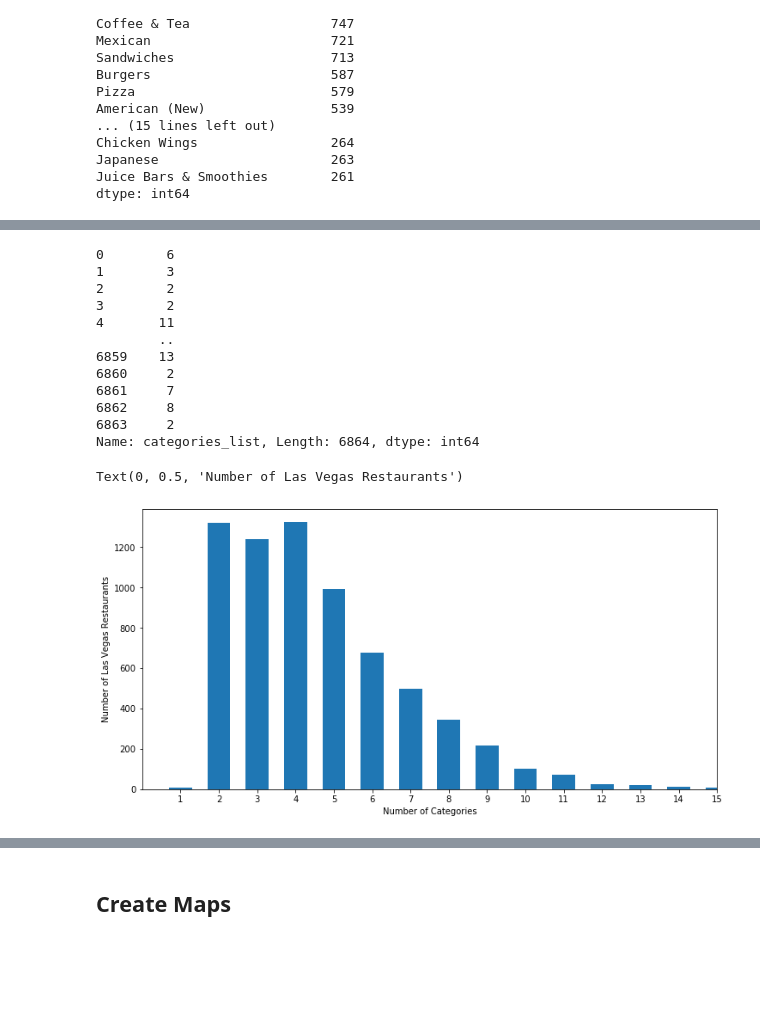
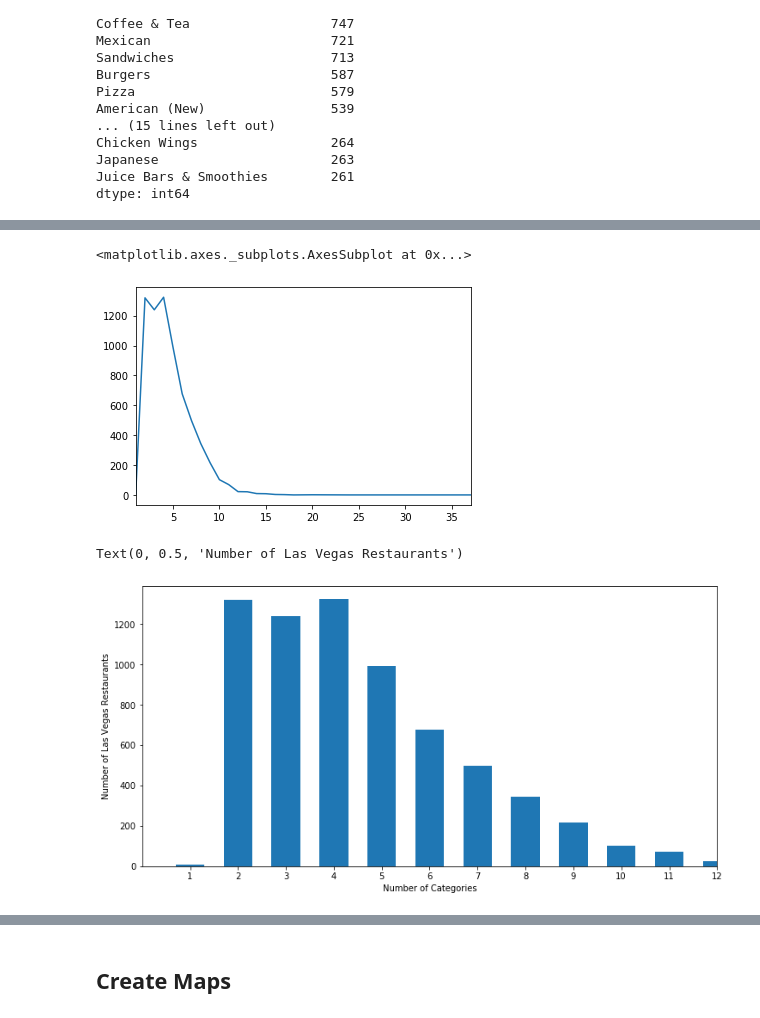
Before and after one commit to pavkalfantis/restaurant_recommender, a Jupyter notebook: TDIproject-Las Vegas Food Guide.ipynb, the cells around one changed output, grey strips where cells are left out. Cells and saved outputs as stored; diff of their text form; code cells hidden in the pictures; blank space fills up the shorter version.

```diff
--- a/TDIproject-Recommender_System.ipynb
+++ b/TDIproject-Las Vegas Food Guide.ipynb
@@ -359,29 +391,19 @@ dtype: int64
 # %%
-LV_restaurants.categories_list.str.len()
+LV_restaurants.categories_list.str.len().value_counts().sort_index(axis=0).plot()
 # %% [output]
-0        6
-1        3
-2        2
-3        2
-4       11
-        ..
-6859    13
-6860     2
-6861     7
-6862     8
-6863     2
-Name: categories_list, Length: 6864, dtype: int64
+<matplotlib.axes._subplots.AxesSubplot at 0x...>
+[figure, added]
 # %%
 x = LV_restaurants.categories_list.str.len().value_counts().index
 y = LV_restaurants.categories_list.str.len().value_counts().values
 
 plt.figure(figsize=(12,6))
 plt.xticks(np.arange(min(x), max(x), 1.0))
-plt.xlim(0,15)
+plt.xlim(0,12)
 
 plt.bar(x, y, width=.6)
 plt.xlabel('Number of Categories')
 plt.ylabel('Number of Las Vegas Restaurants')
 # %% [output]
 Text(0, 0.5, 'Number of Las Vegas Restaurants')
-[figure, old version]
+[figure, new version]
```
Also changed, not shown: parts of 40 cells of this notebook, 2 other files.
